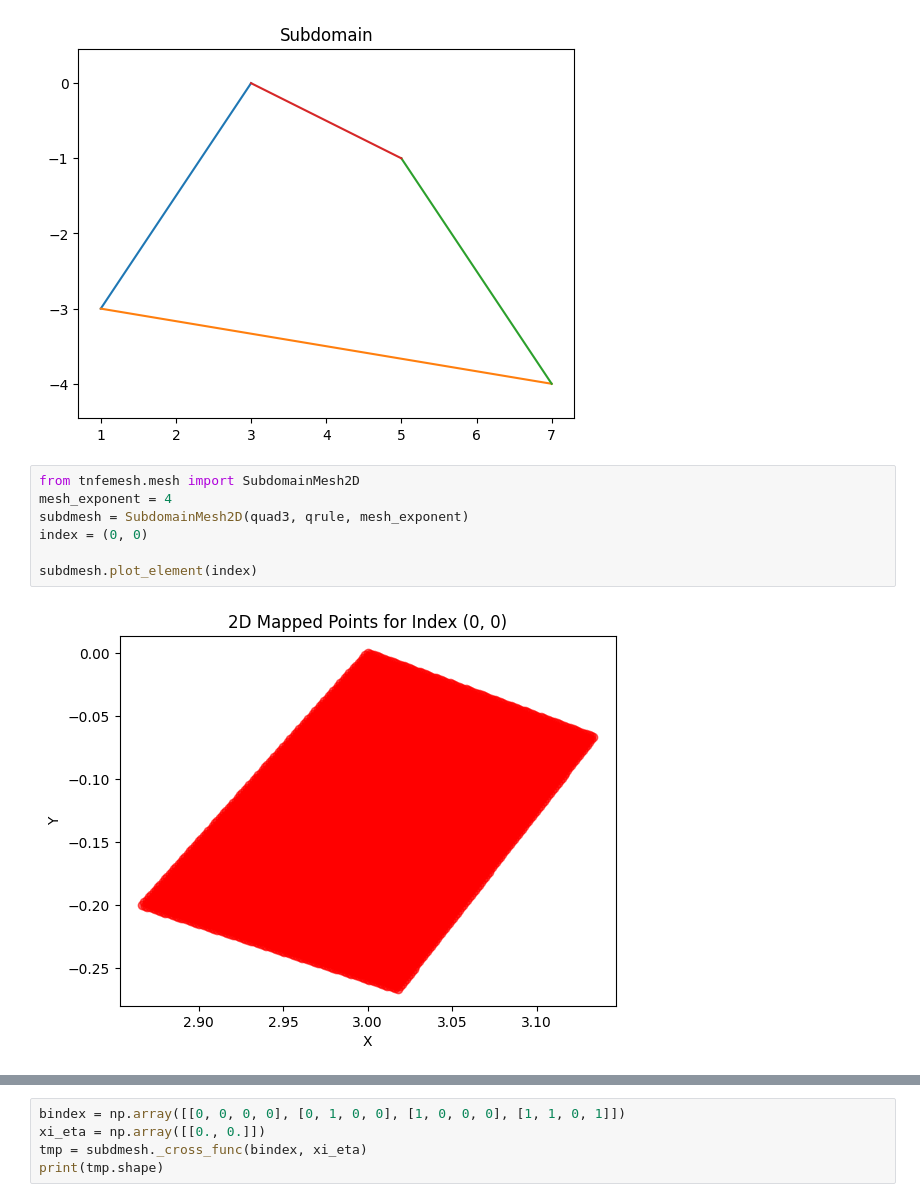
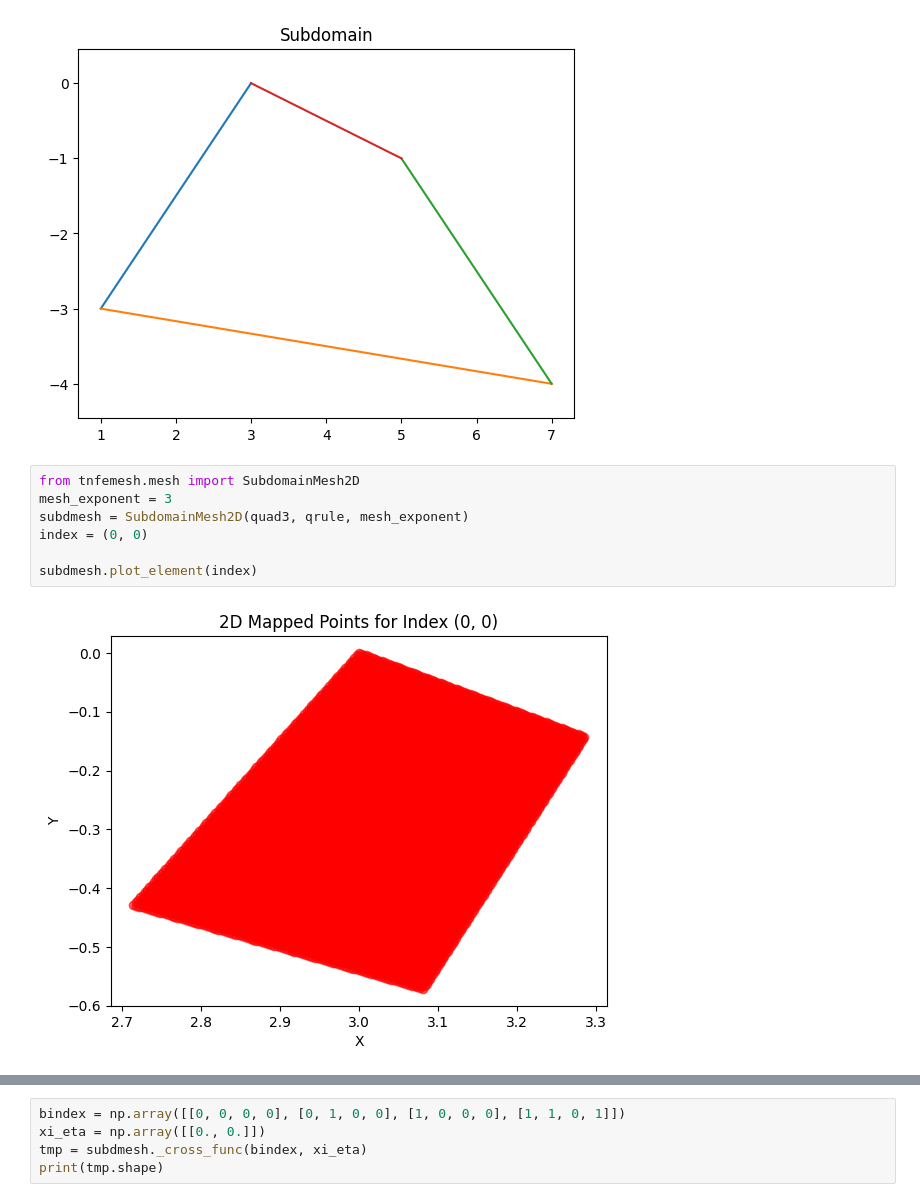
Before and after one commit to MazenAli/TT-FEMesh, a Jupyter notebook: notebooks/prototyping.ipynb, the cells around one changed output, grey strips where cells are left out. Drawn from its saved outputs; the diff is of its cells as text.

```diff
--- a/notebooks/prototyping.ipynb
+++ b/notebooks/prototyping.ipynb
@@ -184,13 +184,13 @@ quad3.plot()
 [figure]
 # %%
 from tnfemesh.mesh import SubdomainMesh2D
-mesh_exponent = 4
+mesh_exponent = 3
 subdmesh = SubdomainMesh2D(quad3, qrule, mesh_exponent)
 index = (0, 0)
 
 subdmesh.plot_element(index)
 # %% [output]
-[figure, old version]
+[figure, new version]
 # %%
 subdmesh.plot()
 # %% [output]
```
Also changed, not shown: parts of 7 cells of this notebook, 3 other files.
